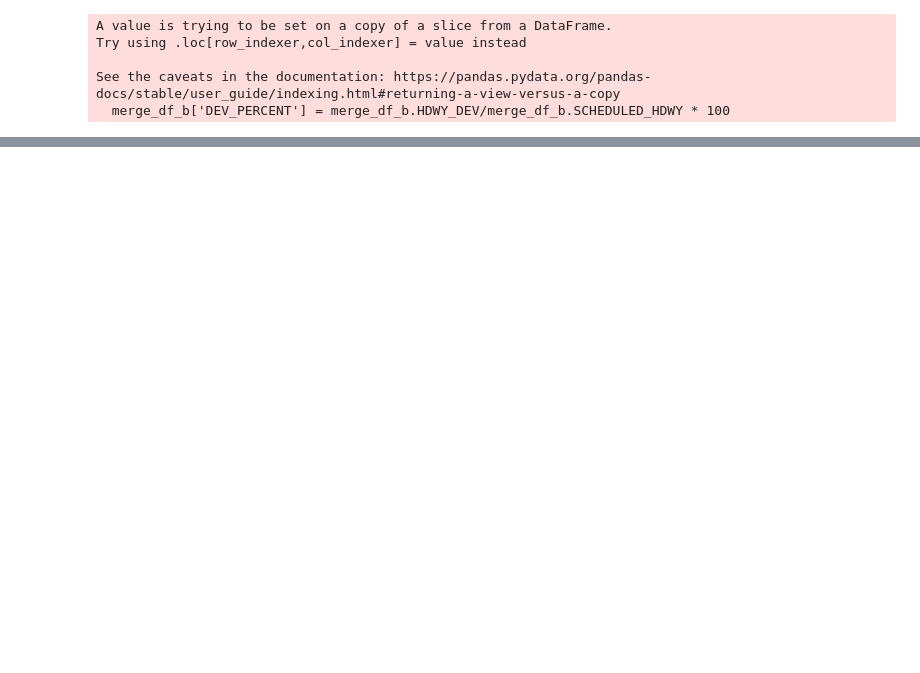
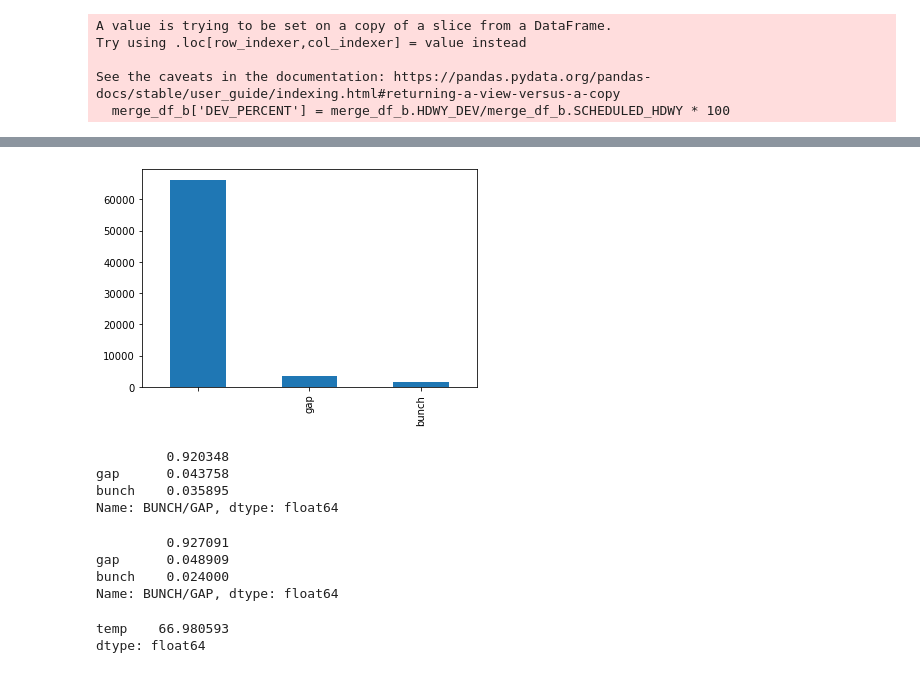
Before and after one commit to NSS-Data-Analytics-Cohort-7/wego-grumpy-concat, a Jupyter notebook: Notebooks/rwpartner_project_d.ipynb, the cells around one changed output, grey strips where cells are left out. Drawn from its saved outputs; the diff is of its cells as text; code cells hidden in the pictures; blank space fills up the shorter version.

```diff
--- a/Notebooks/rwpartner_project_d.ipynb
+++ b/Notebooks/rwpartner_project_d.ipynb
@@ -177,3 +166,12 @@ merge_df_c.head(50)
 | 2055403 | 2022-10-07 | 17 | 2022-10-07 | 2022-10-07 17:53:00 | 50 | 323047 | FROM DOWNTOWN | 17:01:00 | ... |
 | 2055402 | 2022-10-07 | 16 | 2022-10-07 | 2022-10-07 16:53:00 | 50 | 323047 | FROM DOWNTOWN | 16:52:00 | ... |
 | 2055401 | 2022-10-07 | 16 | 2022-10-07 | 2022-10-07 16:53:00 | 50 | 323047 | FROM DOWNTOWN | 16:47:00 | ... |
+# %%
+# subset =gdp_and_internet_use.loc[gdp_and_internet_use['Year'].isin([2004,2009,2014])]
+# df.sort_values(['a', 'b'], ascending=[True, False])
+
+below_freezing=merge_df_b.loc[merge_df_b['temp']<32]
+below_freezing
+
+below_freezing = below_freezing.sort_values(['DEV_PERCENT', 'temp'], ascending=[False, True])
+below_freezing.head(50)
@@ -179,0 +261,26 @@ merge_df_c.head(50)
+# %%
+below_freezing['BUNCH/GAP'].value_counts().plot(kind='bar');
+# %% [output]
+[figure, added]
+# %%
+# exit_df['Exit Reason'].value_counts(normalize = True)
+above_freezing['BUNCH/GAP'].value_counts(normalize=True)
+# %% [output]
+         0.920348
+gap      0.043758
+bunch    0.035895
+Name: BUNCH/GAP, dtype: float64
+# %%
+below_freezing['BUNCH/GAP'].value_counts(normalize=True)
+# %% [output]
+         0.927091
+gap      0.048909
+bunch    0.024000
+Name: BUNCH/GAP, dtype: float64
+# %%
+percentiles = [.1, .2, .3, .4, .5, .6, .7, .8, .9]
+include = 'all'
+above_freezing.mean()
+# %% [output]
+temp    66.980593
+dtype: float64
```
Also changed, not shown: parts of 29 cells of this notebook.
